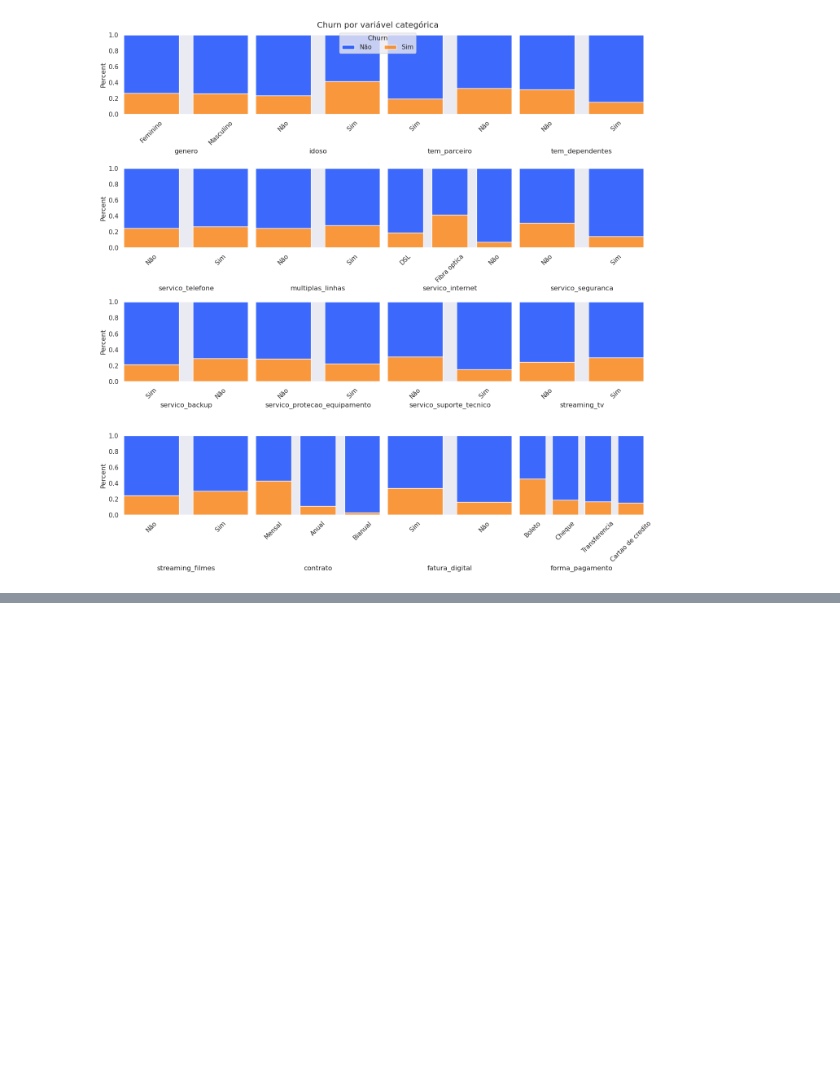
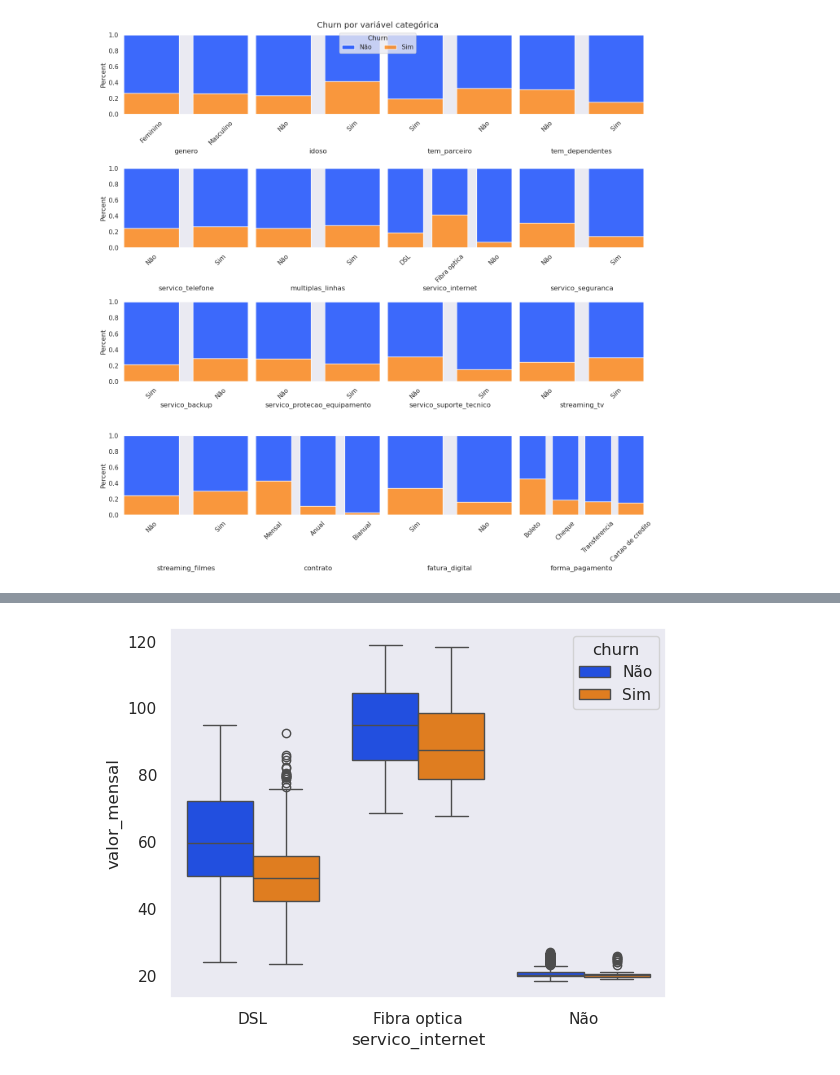
Before and after one commit to PauloViniciusR/Analise_dados, a Jupyter notebook: Matplotlib/Seaborn/08_categoricas.ipynb, the cells around one changed output, grey strips where cells are left out. Saved outputs shown, nothing was run; the diff lists cells and outputs as text; code cells hidden in the pictures; blank space fills up the shorter version.

```diff
--- a/Matplotlib/Seaborn/08_categoricas.ipynb
+++ b/Matplotlib/Seaborn/08_categoricas.ipynb
@@ -105,0 +181,4 @@ plt.show()
+# %%
+sns.boxplot(x='servico_internet', y='valor_mensal', hue='churn', data=df_churn);
+# %% [output]
+[figure, added]
```
Also changed, not shown: parts of 6 cells of this notebook.
